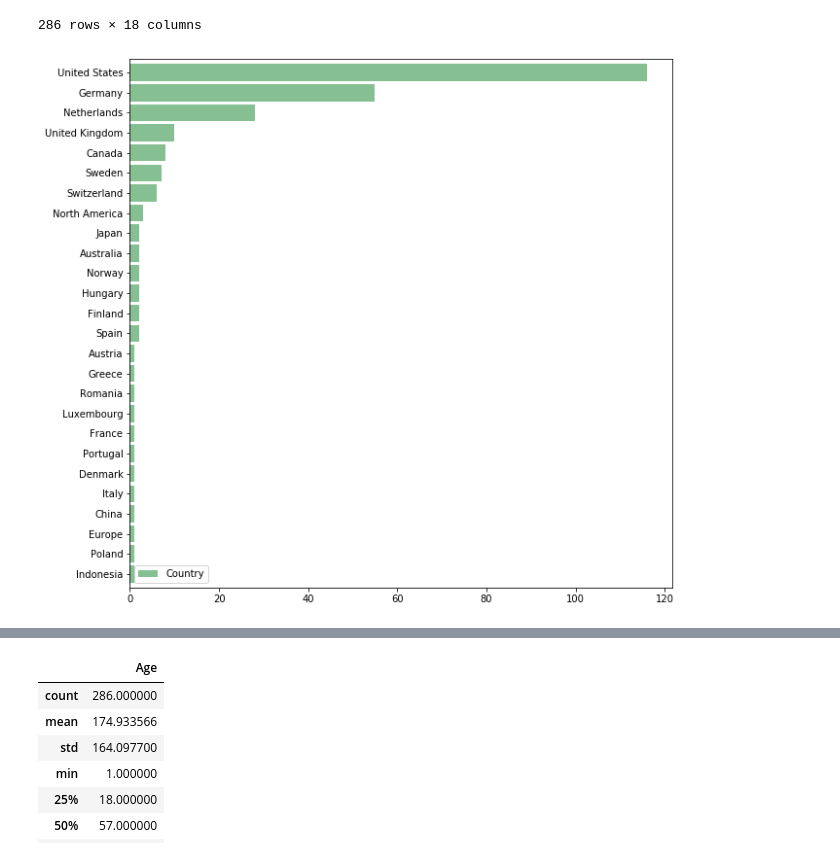
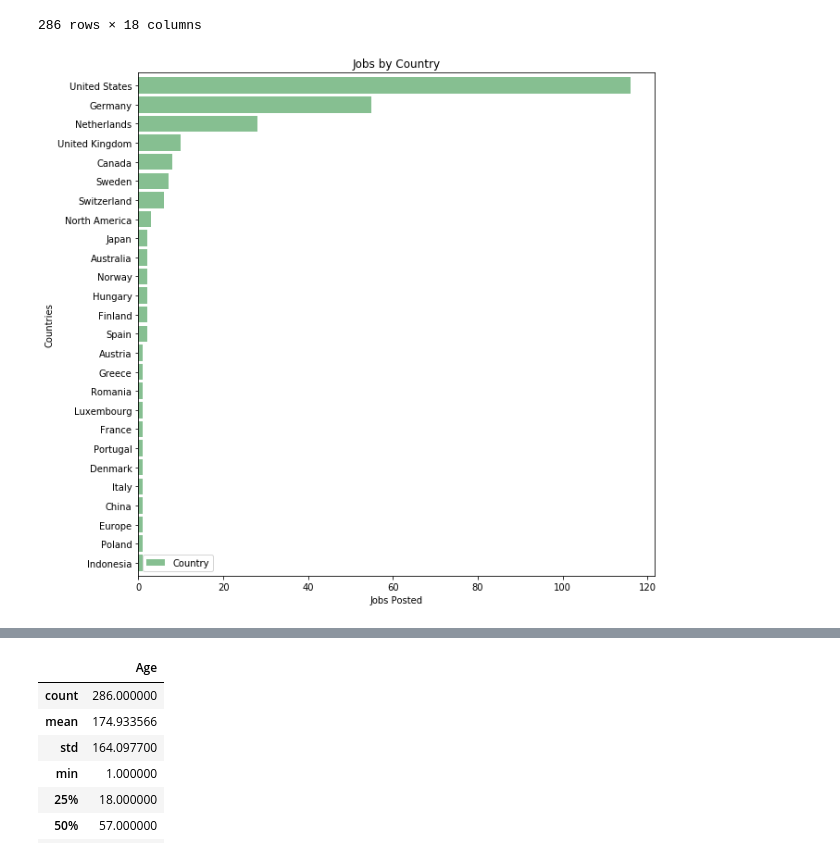
Before and after one commit to brian1581/Project1, a Jupyter notebook: final_project.ipynb, the cells around one changed output, grey strips where cells are left out. Saved outputs shown, nothing was run; the diff lists cells and outputs as text; code cells hidden in the pictures.

```diff
--- a/final_project.ipynb
+++ b/final_project.ipynb
@@ -616,12 +616,15 @@ mt_data2
 # %%
 # MICHELLE'S CODE
 # Created horizontal bar graph for countries
 country = mt_data2['Country'].value_counts()
 country_df = pd.DataFrame(country)
 country_df.plot(kind='barh', figsize=(10,10), color='#86bf91', zorder=2, width=0.85).invert_yaxis()
+plt.xlabel("Jobs Posted")
+plt.ylabel("Countries")
+plt.title("Jobs by Country")
 plt.savefig("../Project1/country_hbar.png")
 # %% [output]
-[figure, old version]
+[figure, new version]
 # %%
 # MICHELLE'S CODE
 # Created horizontal bar graph for states
```
Also changed, not shown: parts of 1 cell of this notebook.
